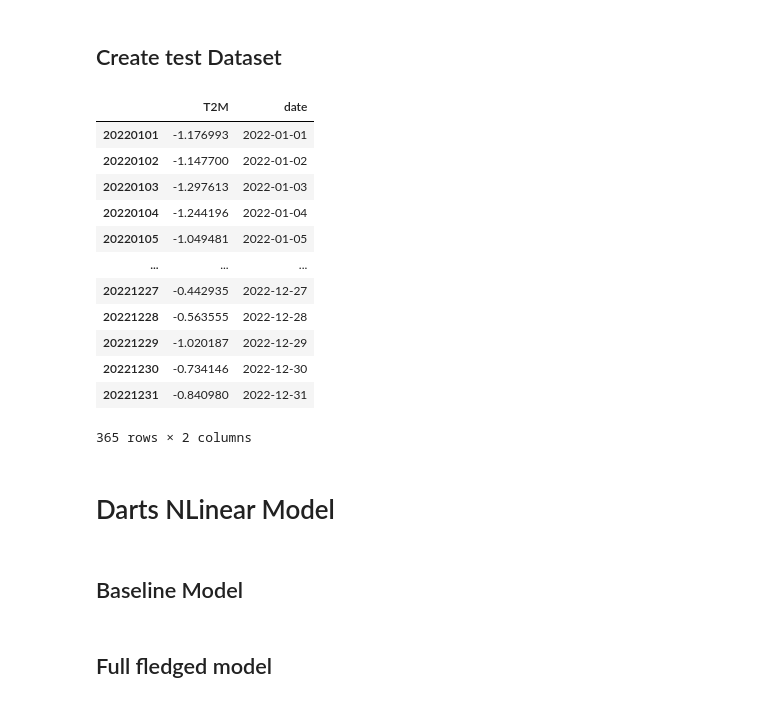
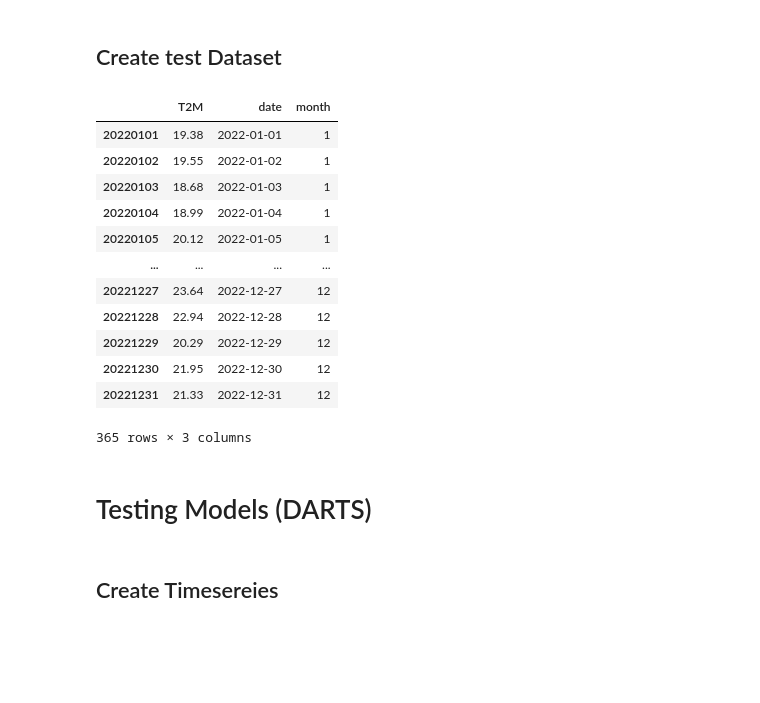
Before and after one commit to iamneo-production/76f71a5e-7025-46f4-aa25-4f15fefeced6, a Jupyter notebook: models/HeatWavePrediction.ipynb, the cells around one changed output. Cells and saved outputs as stored; diff of their text form; code cells hidden in the pictures; blank space fills up the shorter version.

```diff
--- a/models/NeuralProphet.ipynb
+++ b/models/HeatWavePrediction.ipynb
@@ -155,56 +153,56 @@ sns.lineplot(df.drop(columns='month'))
 # %%
 import json
 import requests
 import numpy as np
 url =  "https://power.larc.nasa.gov/api/temporal/daily/point"
 
 params = {
     "parameters":'T2M',
     "start": "20220101", #Get data from 2015 because we use standard scaler to scale, and test data is from 2015 to 2021
     "end": "20221231",
     "community": "RE",
     "latitude": str(19.67),
     "longitude": str(78.53),
     "user":"DAVEDownload",
     "format":"JSON",
 
 }
 
 response = requests.get(url, params=params)
 json_data = json.loads(response.text)
 json_data['properties']['parameter']
 test_df = pd.DataFrame(json_data['properties']['parameter'])
 # test_df.replace(-999.0, np.nan, inplace=True)
 test_df['date'] = test_df.index
 test_df['date'] = pd.to_datetime(test_df.date, format=r"%Y%m%d")
 test_df.replace(-999.0,np.nan, inplace=True)
 test_df['T2M'] = test_df['T2M'].interpolate(method='linear')
-test_df['T2M'] = StandardScaler().fit_transform(test_df['T2M'].to_numpy().reshape(-1,1))
-test_df
+test_df.T2M.astype(np.float64)
+# test_ss = StandardScaler()
+# test_df['T2M'] = test_ss.fit_transform(test_df['T2M'].to_numpy().reshape(-1,1))
+# test_df
 
 
-# test_df['month'] = test_df.date.dt.month
-# test_df
+test_df['month'] = test_df.date.dt.month
+test_df
 # %% [output]
-|  | T2M | date |
-| 20220101 | -1.176993 | 2022-01-01 |
-| 20220102 | -1.147700 | 2022-01-02 |
-| 20220103 | -1.297613 | 2022-01-03 |
-| 20220104 | -1.244196 | 2022-01-04 |
-| 20220105 | -1.049481 | 2022-01-05 |
-| ... | ... | ... |
-| 20221227 | -0.442935 | 2022-12-27 |
-| 20221228 | -0.563555 | 2022-12-28 |
-| 20221229 | -1.020187 | 2022-12-29 |
-| 20221230 | -0.734146 | 2022-12-30 |
-| 20221231 | -0.840980 | 2022-12-31 |
+|  | T2M | date | month |
+| 20220101 | 19.38 | 2022-01-01 | 1 |
+| 20220102 | 19.55 | 2022-01-02 | 1 |
+| 20220103 | 18.68 | 2022-01-03 | 1 |
+| 20220104 | 18.99 | 2022-01-04 | 1 |
+| 20220105 | 20.12 | 2022-01-05 | 1 |
+| ... | ... | ... | ... |
+| 20221227 | 23.64 | 2022-12-27 | 12 |
+| 20221228 | 22.94 | 2022-12-28 | 12 |
+| 20221229 | 20.29 | 2022-12-29 | 12 |
+| 20221230 | 21.95 | 2022-12-30 | 12 |
+| 20221231 | 21.33 | 2022-12-31 | 12 |
-365 rows × 2 columns
+365 rows × 3 columns
-# %% [markdown]
-# Darts NLinear Model
-# %% [markdown]
-## Baseline Model
-# %% [markdown]
-## Full fledged model
+# %% [markdown]
+# Testing Models (DARTS)
+# %% [markdown]
+## Create Timesereies
 # %%
 import pandas as pd
 from darts import TimeSeries
```
Also changed, not shown: parts of 19 cells of this notebook, 26 other files.
